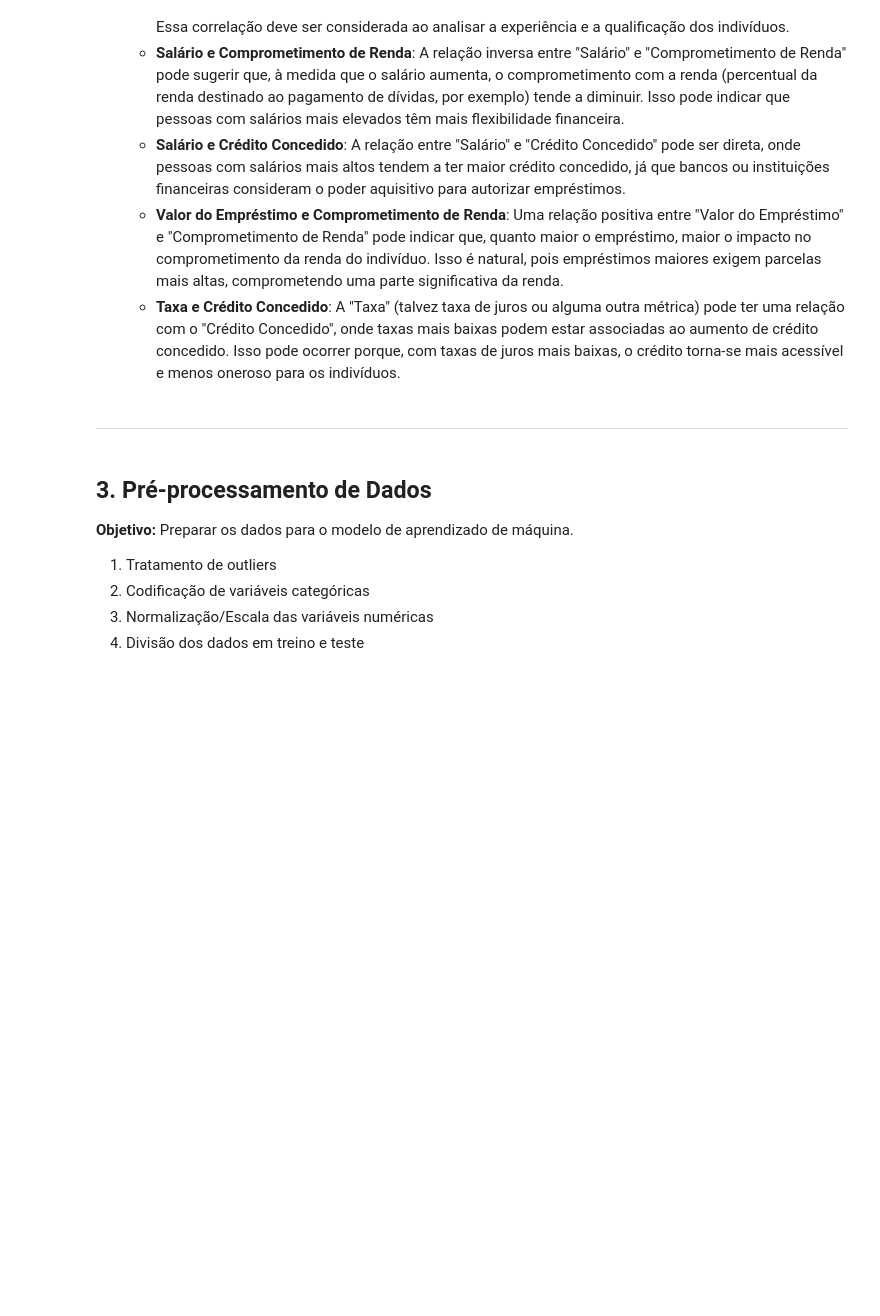
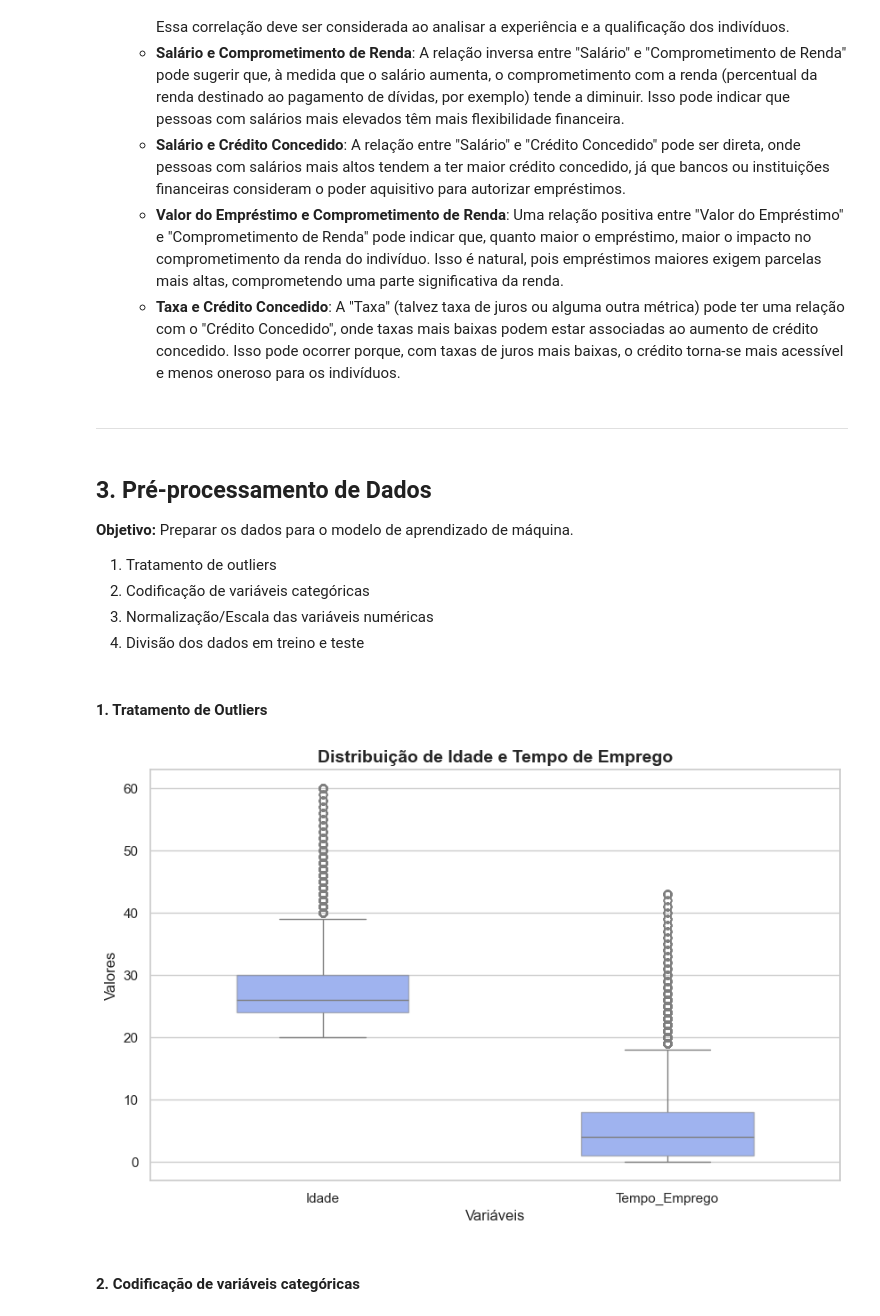
Before and after one commit to beatrizalmeidaf/credit-scoring-ml-classification, a Jupyter notebook: main.ipynb, the cells around one changed output. Drawn from its saved outputs; the diff is of its cells as text; code cells hidden in the pictures; blank space fills up the shorter version.

```diff
--- a/main.ipynb
+++ b/main.ipynb
@@ -216,3 +217,40 @@ plt.show()
 2. Codificação de variáveis categóricas
 3. Normalização/Escala das variáveis numéricas
 4. Divisão dos dados em treino e teste
+# %% [markdown]
+#### 1. Tratamento de Outliers
+# %%
+def tratar_outliers(data, limiar=5):
+    q1 = np.percentile(data, 25)
+    q3 = np.percentile(data, 75)
+
+    iqr = q3 - q1
+    limite_inferior = q1 - limiar * iqr
+    limite_superior = q3 + limiar * iqr
+
+    data = np.where(data < limite_inferior, limite_inferior, data)
+    data = np.where(data > limite_superior, limite_superior, data)
+
+    return data
+
+columns = ["Idade", "Tempo_Emprego"]
+for col in columns:
+    data[col] = tratar_outliers(data[col])
+# %%
+sns.set(style="whitegrid", palette="Blues")
+
+plt.figure(figsize=(10, 6))
+
+# boxplots lado a lado
+sns.boxplot(data=data[["Idade", "Tempo_Emprego"]], width=0.5, boxprops=dict(facecolor="royalblue", alpha=0.5))
+
+# títulos e labels
+plt.title("Distribuição de Idade e Tempo de Emprego", fontsize=14, fontweight="bold")
+plt.xlabel("Variáveis", fontsize=12)
+plt.ylabel("Valores", fontsize=12)
+
+plt.show()
+# %% [output]
+[figure, added]
+# %% [markdown]
+#### 2. Codificação de variáveis categóricas
```
Also changed, not shown: parts of 7 cells of this notebook.
